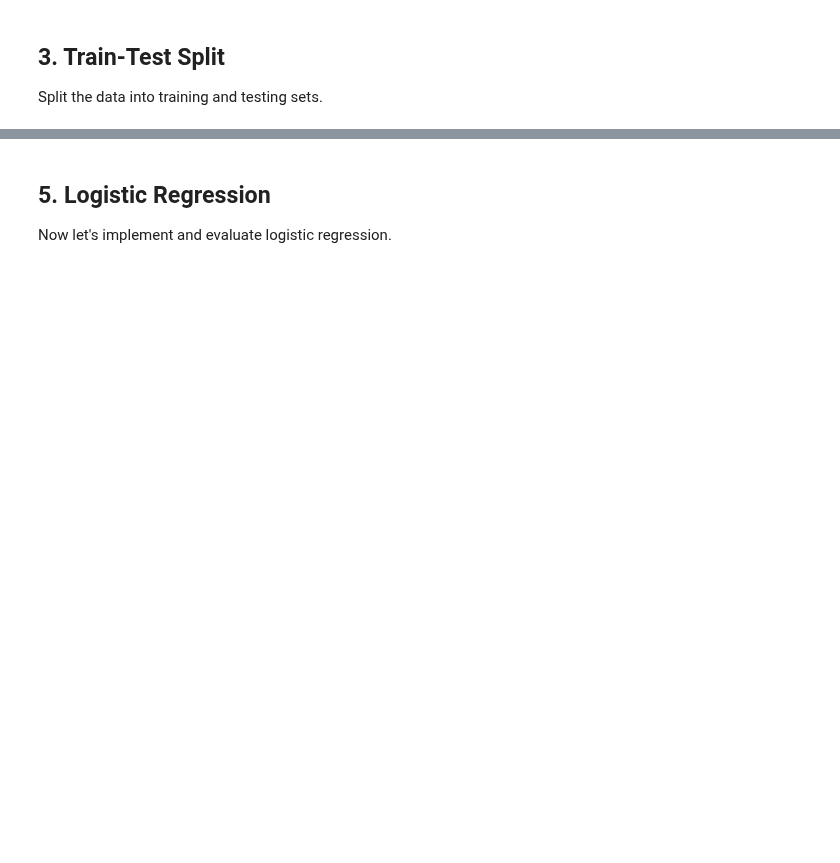
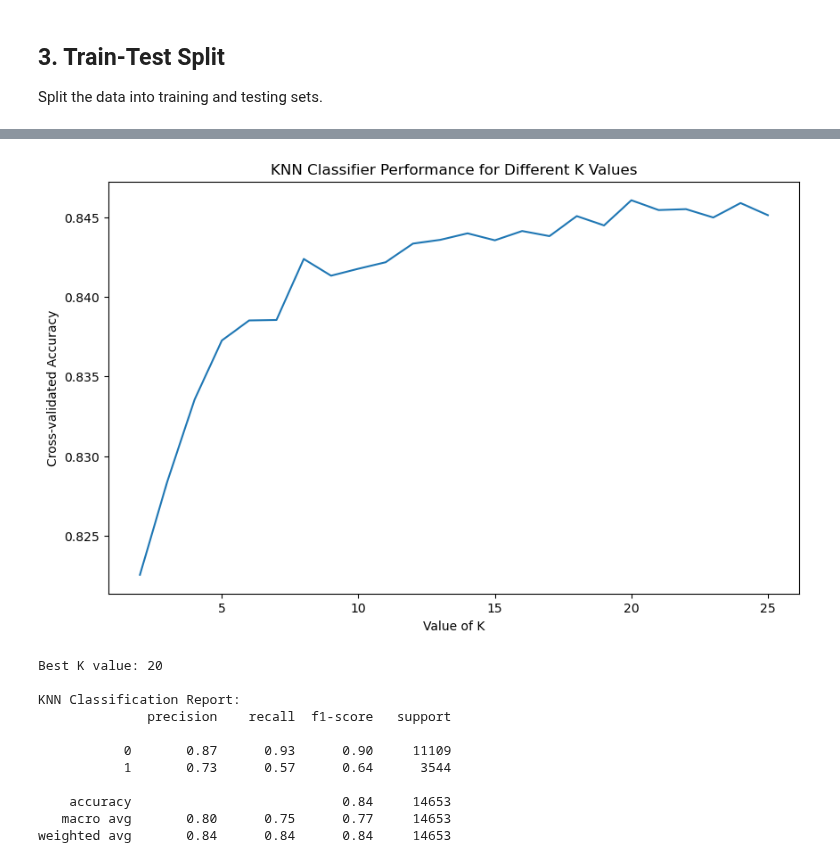
Before and after one commit to victorwp288/Data_-_things, a Jupyter notebook: 6.classification.ipynb, the cells around one changed output, grey strips where cells are left out. Drawn from its saved outputs; the diff is of its cells as text; code cells hidden in the pictures; blank space fills up the shorter version.

```diff
--- a/6.classification.ipynb
+++ b/6.classification.ipynb
@@ -110,34 +126,46 @@ Let's try different values of K and find the optimal one.
 # %%
 # Function to evaluate KNN for different K values
 def evaluate_knn(k_range):
     k_scores = []
-    for k in k_range:
+    for k in tqdm(k_range, desc="Evaluating KNN"):  # Add progress bar
         knn = KNeighborsClassifier(n_neighbors=k)
         scores = cross_val_score(knn, X_train, y_train, cv=5, scoring='accuracy')
         k_scores.append(scores.mean())
     return k_scores
 
+# 20 is best
 # Test different K values
-k_range = range(1, 31)
+k_range = range(2, 26)
 k_scores = evaluate_knn(k_range)
+
 
 # Plot the results
 plt.figure(figsize=(10, 6))
 plt.plot(k_range, k_scores)
 plt.xlabel('Value of K')
 plt.ylabel('Cross-validated Accuracy')
 plt.title('KNN Classifier Performance for Different K Values')
 plt.show()
 
 # Train KNN with best K
 best_k = k_range[np.argmax(k_scores)]
 knn_best = KNeighborsClassifier(n_neighbors=best_k)
 knn_best.fit(X_train, y_train)
 knn_pred = knn_best.predict(X_test)
 
 print(f"\nBest K value: {best_k}")
 print("\nKNN Classification Report:")
 print(classification_report(y_test, knn_pred))
+# %% [output]
+[figure, added]
+Best K value: 20
+
+KNN Classification Report:
+              precision    recall  f1-score   support
+
+           0       0.87      0.93      0.90     11109
+           1       0.73      0.57      0.64      3544
+
+    accuracy                           0.84     14653
+   macro avg       0.80      0.75      0.77     14653
+weighted avg       0.84      0.84      0.84     14653
-# %% [markdown]
-## 5. Logistic Regression
-Now let's implement and evaluate logistic regression.
```
Also changed, not shown: parts of 25 cells of this notebook, 3 other files.
